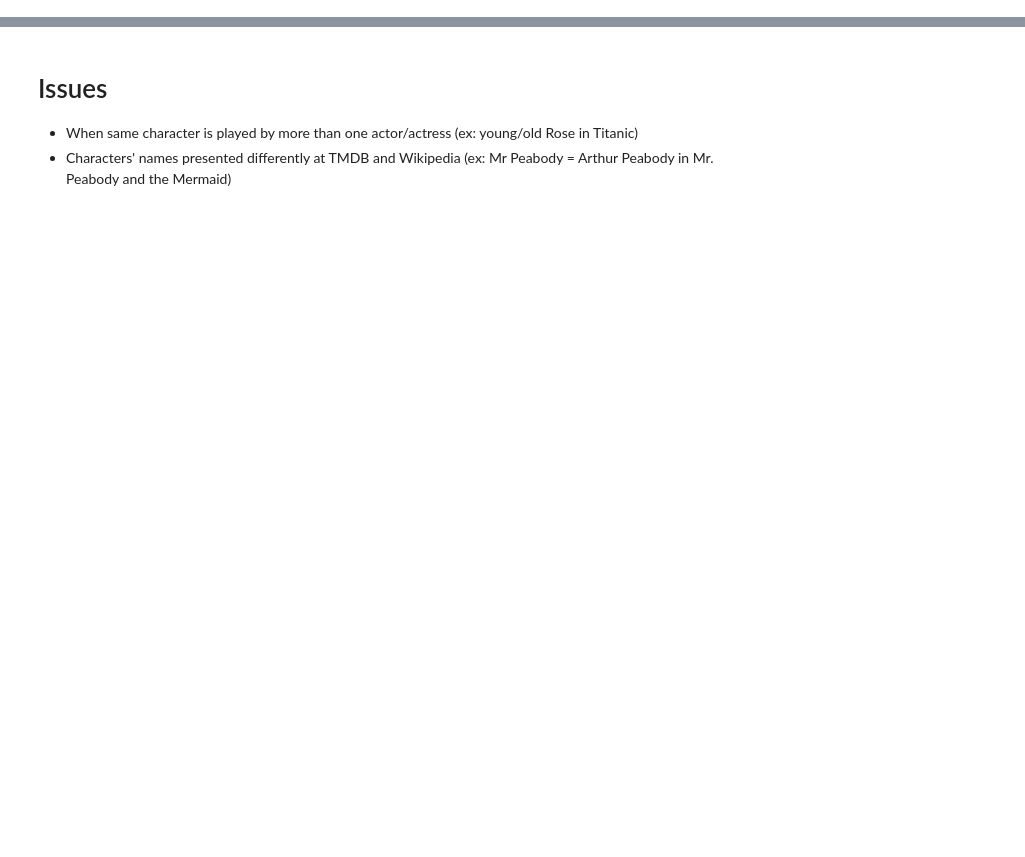
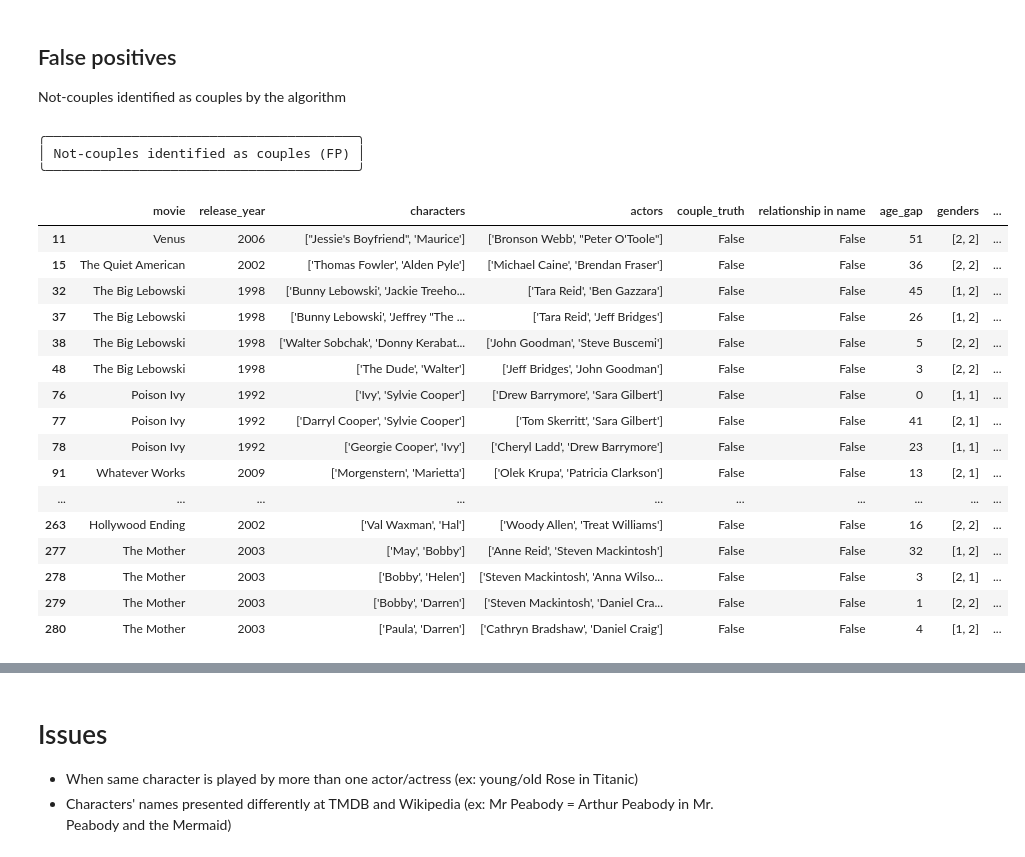
Before and after one commit to JuPeg/bechdelai, a Jupyter notebook: notebooks/age_gap/get couples with transformers.ipynb, the cells around one changed output, grey strips where cells are left out. Cells and saved outputs as stored; diff of their text form; code cells hidden in the pictures; blank space fills up the shorter version.

```diff
--- a/notebooks/age_gap/get couples with transformers.ipynb
+++ b/notebooks/age_gap/get couples with transformers.ipynb
@@ -420,11 +680,0 @@ auc(fpr,tpr)
-# %%
-# ROC for couples were both actor/actress are identified and have age information.
-plt.figure(figsize=(5,5))
-for v in verb:
-    fpr, tpr, thresholds = roc_curve(ans[ans[[v,'age_gap']].notnull().all(1)].couple_truth.astype(int),
-                                     ans[ans[[v,'age_gap']].notnull().all(1)].loc[:,v])
-plt.grid(True)
-plt.legend(verb)
-plt.xlabel('FPR')
-plt.ylabel('TPR')
-auc(fpr,tpr)
@@ -480,0 +761,27 @@ ans[ans['movie']=='Mr. Peabody and the Mermaid']
+# %% [markdown]
+## False positives
+Not-couples identified as couples by the algorithm
+# %%
+ouf.boxtitle('Not-couples identified as couples (FP)')
+display(FP.style.applymap(style_high_score, thres=float(optimal_thres)))
+# %% [output]
+╭────────────────────────────────────────╮
+│ Not-couples identified as couples (FP) │
+╰────────────────────────────────────────╯
+|  | movie | release_year | characters | actors | couple_truth | relationship in name | age_gap | genders | ... |
+| 11 | Venus | 2006 | ["Jessie's Boyfriend", 'Maurice'] | ['Bronson Webb', "Peter O'Toole"] | False | False | 51 | [2, 2] | ... |
+| 15 | The Quiet American | 2002 | ['Thomas Fowler', 'Alden Pyle'] | ['Michael Caine', 'Brendan Fraser'] | False | False | 36 | [2, 2] | ... |
+| 32 | The Big Lebowski | 1998 | ['Bunny Lebowski', 'Jackie Treeho... | ['Tara Reid', 'Ben Gazzara'] | False | False | 45 | [1, 2] | ... |
+| 37 | The Big Lebowski | 1998 | ['Bunny Lebowski', 'Jeffrey "The ... | ['Tara Reid', 'Jeff Bridges'] | False | False | 26 | [1, 2] | ... |
+| 38 | The Big Lebowski | 1998 | ['Walter Sobchak', 'Donny Kerabat... | ['John Goodman', 'Steve Buscemi'] | False | False | 5 | [2, 2] | ... |
+| 48 | The Big Lebowski | 1998 | ['The Dude', 'Walter'] | ['Jeff Bridges', 'John Goodman'] | False | False | 3 | [2, 2] | ... |
+| 76 | Poison Ivy | 1992 | ['Ivy', 'Sylvie Cooper'] | ['Drew Barrymore', 'Sara Gilbert'] | False | False | 0 | [1, 1] | ... |
+| 77 | Poison Ivy | 1992 | ['Darryl Cooper', 'Sylvie Cooper'] | ['Tom Skerritt', 'Sara Gilbert'] | False | False | 41 | [2, 1] | ... |
+| 78 | Poison Ivy | 1992 | ['Georgie Cooper', 'Ivy'] | ['Cheryl Ladd', 'Drew Barrymore'] | False | False | 23 | [1, 1] | ... |
+| 91 | Whatever Works | 2009 | ['Morgenstern', 'Marietta'] | ['Olek Krupa', 'Patricia Clarkson'] | False | False | 13 | [2, 1] | ... |
+| ... | ... | ... | ... | ... | ... | ... | ... | ... | ... |
+| 263 | Hollywood Ending | 2002 | ['Val Waxman', 'Hal'] | ['Woody Allen', 'Treat Williams'] | False | False | 16 | [2, 2] | ... |
+| 277 | The Mother | 2003 | ['May', 'Bobby'] | ['Anne Reid', 'Steven Mackintosh'] | False | False | 32 | [1, 2] | ... |
+| 278 | The Mother | 2003 | ['Bobby', 'Helen'] | ['Steven Mackintosh', 'Anna Wilso... | False | False | 3 | [2, 1] | ... |
+| 279 | The Mother | 2003 | ['Bobby', 'Darren'] | ['Steven Mackintosh', 'Daniel Cra... | False | False | 1 | [2, 2] | ... |
+| 280 | The Mother | 2003 | ['Paula', 'Darren'] | ['Cathryn Bradshaw', 'Daniel Craig'] | False | False | 4 | [1, 2] | ... |
```
Also changed, not shown: parts of 23 cells of this notebook, 3 other files.
